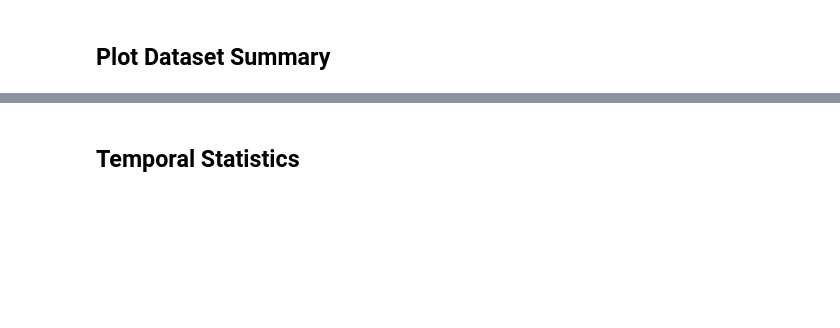
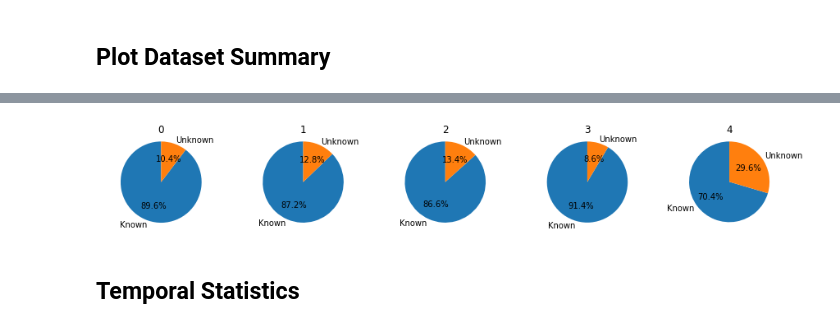
Before and after one commit to earthspecies/BEBE-datasets, a Jupyter notebook: format_jeantet_turtles.ipynb, the cells around one changed output, grey strips where cells are left out. Cells and saved outputs as stored; diff of their text form; code cells hidden in the pictures; blank space fills up the shorter version.

```diff
--- a/format_jeantet_turtles.ipynb
+++ b/format_jeantet_turtles.ipynb
@@ -452,0 +307,21 @@ plt.show()
+# %%
+# Count class representation
+
+beh_names = dataset_metadata['label_names']
+label_count = {fold : {name : 0 for name in beh_names} for fold in range(n_folds)}
+
+for clip_id in clip_ids:
+    clip_data_fp = os.path.join(clip_data_dir, clip_id + '.csv')
+    data = pd.read_csv(clip_data_fp, delimiter = ',', header = None)
+    counts = data[data.keys()[-1]].astype(int).value_counts()
+    for key in counts.keys():
+        name = beh_names[key]
+        for fold in range(n_folds):
+            if clip_id in dataset_metadata['clip_ids_per_fold'][fold]:
+                label_count[fold][name] += counts[key]
+
+label_perc = {fold : {name : 0 for name in beh_names[1:]} for fold in range(n_folds)}
+
+for name in beh_names[1:]:
+    for fold in range(n_folds):
+        label_perc[fold][name] = label_count[fold][name] / sum([label_count[fold][j] for j in beh_names[1:]])
@@ -453,2 +359,25 @@ plt.show()
+# %%
+# Pie chart, of known vs unknown samples
+
+labels = 'Known', 'Unknown'
+sizes = {fold : [sum([label_count[fold][j] for j in beh_names[1:]]), label_count[fold]['unknown']] for fold in range(n_folds)}
+# train_sizes = [sum([train_label_count[j] for j in beh_names[1:]]), train_label_count['unknown']]
+# val_sizes = [sum([val_label_count[j] for j in beh_names[1:]]), val_label_count['unknown']]
+# test_sizes = [sum([test_label_count[j] for j in beh_names[1:]]), test_label_count['unknown']]
+
+fig, ax = plt.subplots(1,n_folds, figsize = (3*n_folds,2))
+
+for fold in range(n_folds):
+    ax[fold].pie(sizes[fold], labels=labels, autopct='%1.1f%%', startangle=90)
+    ax[fold].axis('equal')  # Equal aspect ratio ensures that pie is drawn as a circle.
+    ax[fold].set_title(fold)
+
+target_fp = os.path.join(formatted_data_dir, 'perc_known.png')
+
+plt.savefig(target_fp)
+
+plt.show()
+# %% [output]
+[figure, added]
 # %% [markdown]
 ## Temporal Statistics
```
Also changed, not shown: parts of 18 cells of this notebook, 3 other files.
